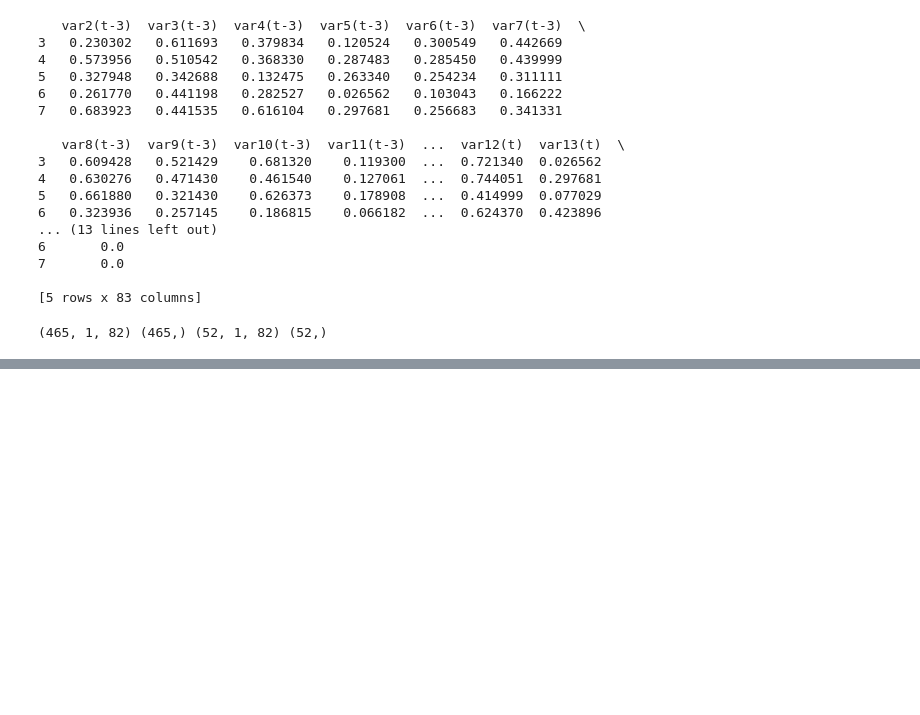
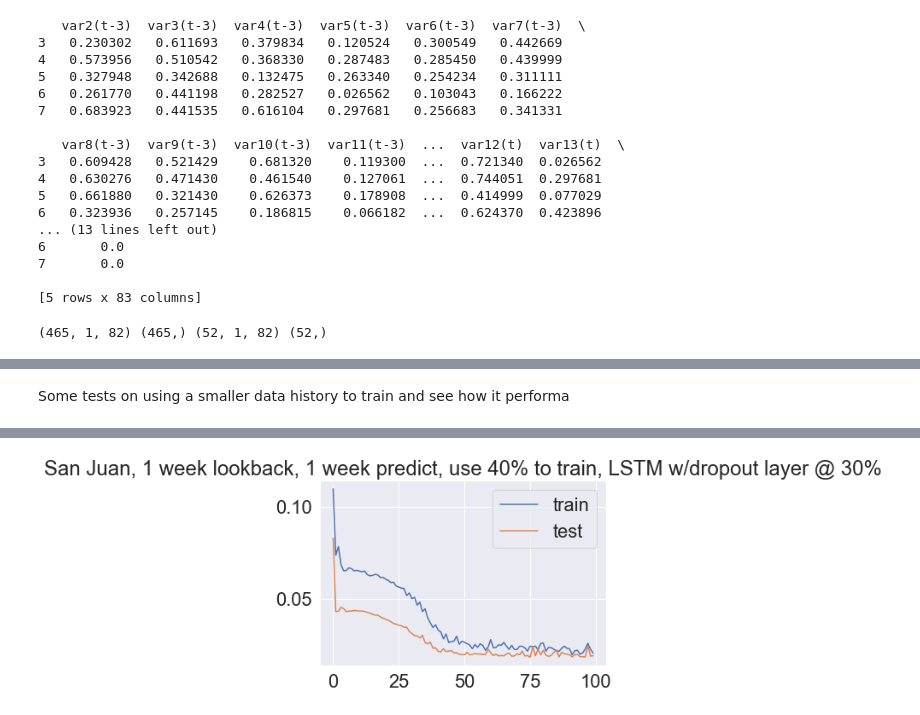
Before and after one commit to iEvidently/dsc-5-capstone-project-online-ds-pt-100118, a Jupyter notebook: dd_dengue_fever.ipynb, the cells around one changed output, grey strips where cells are left out. Cells and saved outputs as stored; diff of their text form; code cells hidden in the pictures; blank space fills up the shorter version.

```diff
--- a/dd_dengue_fever.ipynb
+++ b/dd_dengue_fever.ipynb
@@ -1830,0 +1827,69 @@ plt.show()
+# %% [markdown]
+Some tests on using a smaller data history to train and see how it performa
+# %%
+# test using 1 week lookback, only train on 40% of the data
+
+# use San Juan dataset, 1 week lookback, 1 week predict
+
+dataset = sj_final.copy()
+
+values = dataset[dataset.columns[1:23]].values
+
+# ensure all data is float
+values = values.astype('float32')
+
+# normalize features
+scaler = MinMaxScaler(feature_range=(0, 1))
+scaled = scaler.fit_transform(values)
+
+# frame as supervised learning
+reframed = series_to_supervised(scaled, 1, 1)
+
+# drop columns we don't want to predict
+reframed.drop(reframed.columns[[0]], axis=1, inplace=True)
+# print(reframed.head())
+
+# split into train and test sets - 40% for training data
+values = reframed.values
+n_train_weeks = math.floor(len(values) * .4)
+
+
+train = values[:n_train_weeks, :]
+test = values[n_train_weeks:, :]
+
+# split into input and outputs
+train_X, train_y = train[:, :-1], train[:, -1]
+test_X, test_y = test[:, :-1], test[:, -1]
+
+# reshape input to be 3D [samples, timesteps, features]
+train_X = train_X.reshape((train_X.shape[0], 1, train_X.shape[1]))
+test_X = test_X.reshape((test_X.shape[0], 1, test_X.shape[1]))
+
+# print(train_X.shape, train_y.shape, test_X.shape, test_y.shape)
+
+# LSTM model with a dropout layer (30%) as the second layer, 100 epochs
+
+model = Sequential()
+model.add(LSTM(103, input_shape=(train_X.shape[1], train_X.shape[2])))
+
+# dropout layer
+model.add(Dropout(0.3))
+
+model.add(Dense(50, activation='relu'))
+
+# output layer
+model.add(Dense(1))
+
+
+model.compile(loss='mae', optimizer='adam')
+
+# fit network
+history = model.fit(train_X, train_y, epochs=100, batch_size=72, validation_data=(test_X, test_y), verbose=2, shuffle=False)
+
+# plot history
+plt.plot(history.history['loss'], label='train')
+plt.plot(history.history['val_loss'], label='test')
+plt.legend()
+plt.title('San Juan, 1 week lookback, 1 week predict, use 40% to train, LSTM w/dropout layer @ 30%')
+plt.show()
+# %% [output]
@@ -1830,0 +1913 @@ plt.show()
+[figure, added]
```
Also changed, not shown: parts of 23 cells of this notebook, 1 other file.
